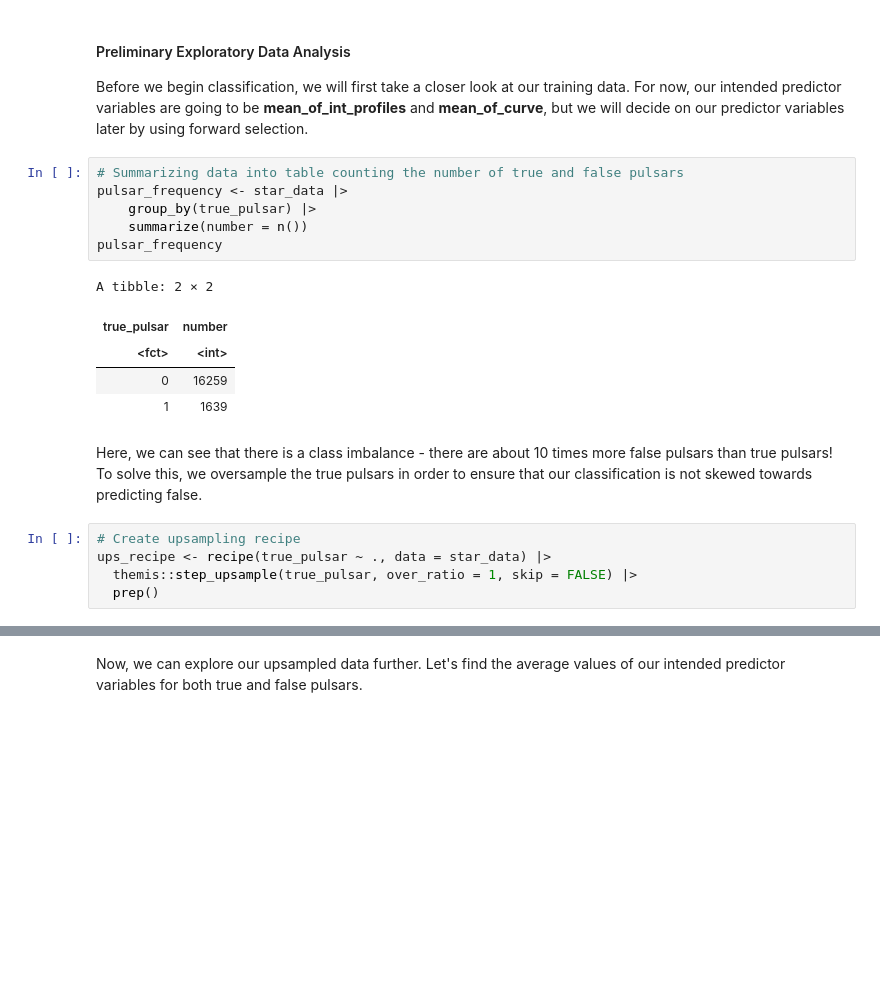
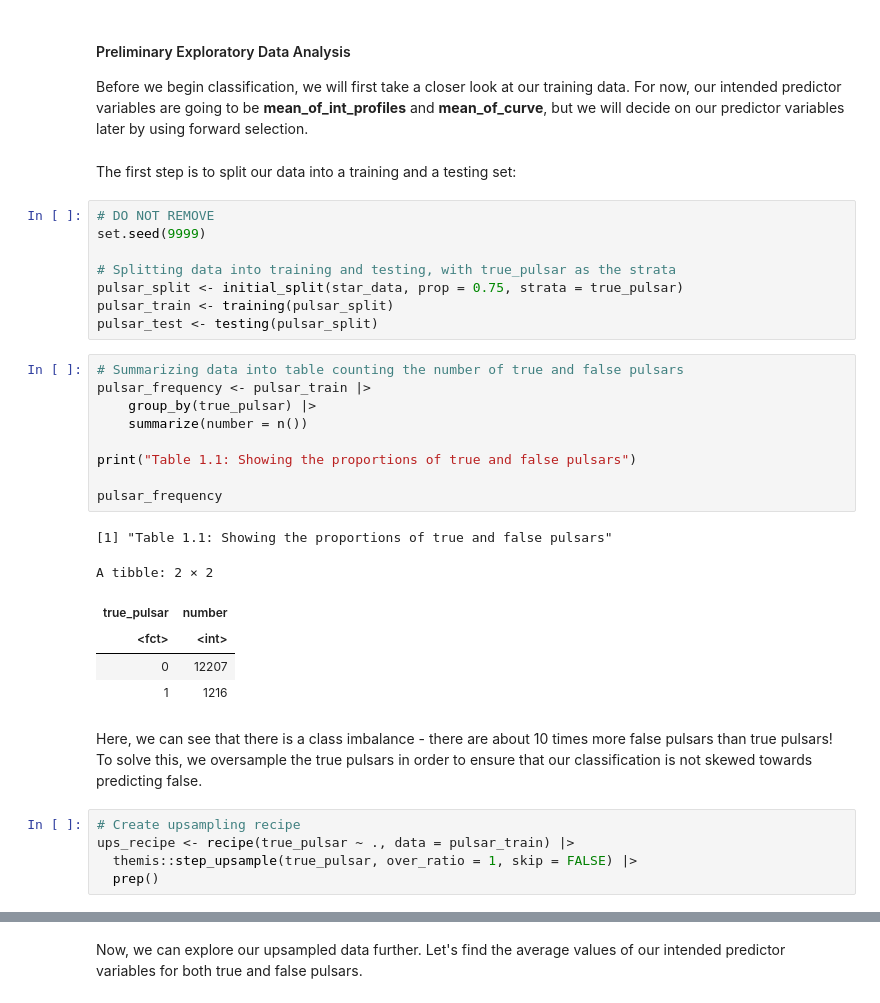
Before and after one commit to HarlH/Classification, a Jupyter notebook: Project_Report.ipynb, the cells around one changed output, grey strips where cells are left out. Saved outputs shown, nothing was run; the diff lists cells and outputs as text; blank space fills up the shorter version.

```diff
--- a/Project_Report.ipynb
+++ b/Project_Report.ipynb
@@ -107,23 +111,37 @@ A tibble: 10 × 9
 #### Preliminary Exploratory Data Analysis
 
 Before we begin classification, we will first take a closer look at our training data. For now, our intended predictor variables are going to be **mean_of_int_profiles** and **mean_of_curve**, but we will decide on our predictor variables later by using forward selection.
+# %% [markdown]
+The first step is to split our data into a training and a testing set:
+# %%
+# DO NOT REMOVE
+set.seed(9999)
+
+# Splitting data into training and testing, with true_pulsar as the strata
+pulsar_split <- initial_split(star_data, prop = 0.75, strata = true_pulsar)
+pulsar_train <- training(pulsar_split)
+pulsar_test <- testing(pulsar_split)
 # %%
 # Summarizing data into table counting the number of true and false pulsars
-pulsar_frequency <- star_data |>
+pulsar_frequency <- pulsar_train |>
     group_by(true_pulsar) |>
     summarize(number = n())
+
+print("Table 1.1: Showing the proportions of true and false pulsars")
+
 pulsar_frequency
 # %% [output]
-A tibble: 2 × 2
+[1] "Table 1.1: Showing the proportions of true and false pulsars"
+A tibble: 2 × 2
 | true_pulsar | number |
 | <fct> | <int> |
-| 0 | 16259 |
-| 1 | 1639 |
+| 0 | 12207 |
+| 1 | 1216 |
 # %% [markdown]
 Here, we can see that there is a class imbalance - there are about 10 times more false pulsars than true pulsars! To solve this, we oversample the true pulsars in order to ensure that our classification is not skewed towards predicting false.
 # %%
 # Create upsampling recipe
-ups_recipe <- recipe(true_pulsar ~ ., data = star_data) |>
+ups_recipe <- recipe(true_pulsar ~ ., data = pulsar_train) |>
   themis::step_upsample(true_pulsar, over_ratio = 1, skip = FALSE) |>
   prep()
 # %%
```
Also changed, not shown: parts of 18 cells of this notebook.
